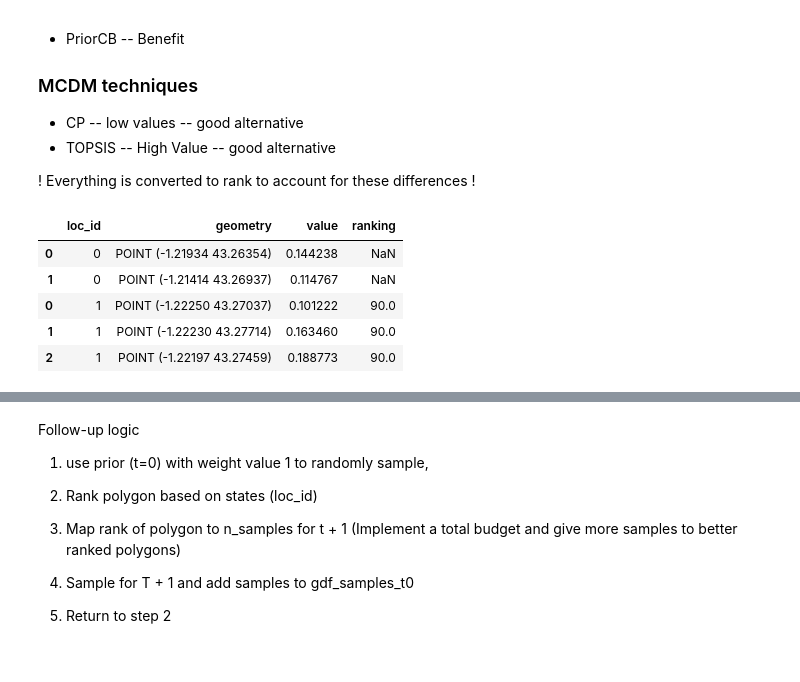
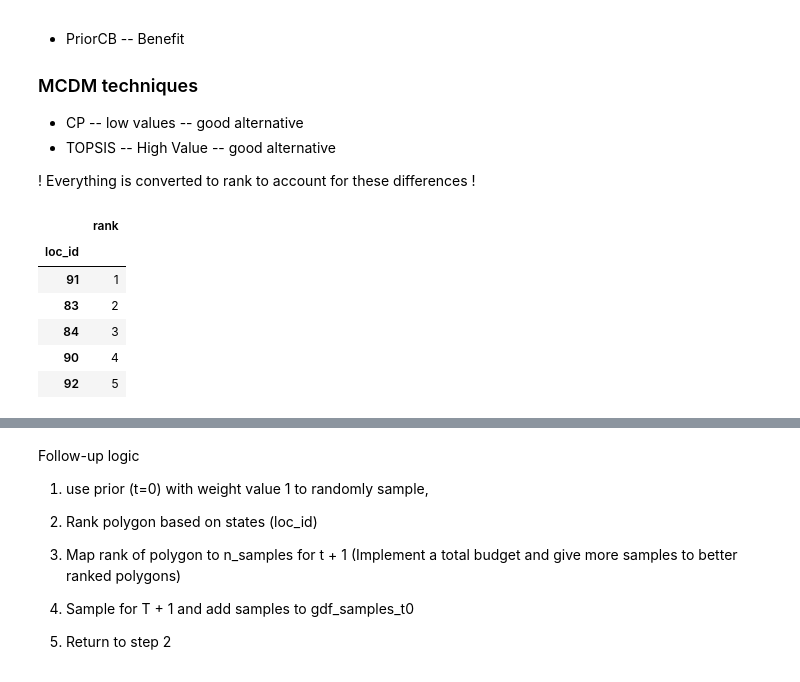
Before and after one commit to franckalbinet/trufl, a Jupyter notebook: nbs/tutorials/quick-start.ipynb, the cells around one changed output, grey strips where cells are left out. Cells and saved outputs as stored; diff of their text form; code cells hidden in the pictures.

Commit message:
new ranking module

```diff
--- a/nbs/tutorials/quick-start.ipynb
+++ b/nbs/tutorials/quick-start.ipynb
@@ -198,34 +188,18 @@ Index([ 0,  1,  2,  3,  4,  5,  6,  7,  8,  9, 10, 11, 12, 13, 14, 15, 16, 17,
 # %%
 # Todo Loc_id 0 gives a Nan result (verify, how to fix)
 # Todo MoranI take into account 2 values (verify, how to fix)
+benefit_criteria = [True, True, True]
+state = State(gdf_samples_t0, [MaxCB(), MinCB(), StdCB()])
 
-state = State(gdf_samples_t0, [StdCB(), CountCB(), PriorCB(gdf_grid, fname_raster)])
-optimizer = Optimizer(state=state)
-matrix = optimizer.build_matrix(polygon_list = gdf_samples_t0.loc_id.unique())
-matrix = optimizer.process_matrix(matrix, benefit_criteria)
+optimizer = Optimizer(state=state())
+df = optimizer.rank(is_benefit_x=benefit_criteria, w_vector = [0.3, 0.3, 0.4],  n_method=None, c_method = None, w_method=None, s_method="CP")
 
-ranking = optimizer.rank(
-        x_matrix = matrix,
-        alt_names=None,
-        is_benefit_x=benefit_criteria,
-        n_method="linear1",
-        w_vector=[0.2, 0.2, 0.6],
-        c_method=None,
-        w_method=None,
-        s_method="TOPSIS",
-    )
-
-ranking_dict = {}
-for alt in ranking:
-    ranking_dict[int(alt[0])] = int(alt[2])
-
-gdf_samples_t0["ranking"] = gdf_samples_t0.loc_id.map(ranking_dict)
-
-gdf_samples_t0.head()
+df.head()
 # %% [output]
-|  | loc_id | geometry | value | ranking |
-| 0 | 0 | POINT (-1.21934 43.26354) | 0.144238 | NaN |
-| 1 | 0 | POINT (-1.21414 43.26937) | 0.114767 | NaN |
-| 0 | 1 | POINT (-1.22250 43.27037) | 0.101222 | 90.0 |
-| 1 | 1 | POINT (-1.22230 43.27714) | 0.163460 | 90.0 |
-| 2 | 1 | POINT (-1.22197 43.27459) | 0.188773 | 90.0 |
+|  | rank |
+| loc_id |  |
+| 91 | 1 |
+| 83 | 2 |
+| 84 | 3 |
+| 90 | 4 |
+| 92 | 5 |
```
Also changed, not shown: parts of 12 cells of this notebook, 3 other files.
